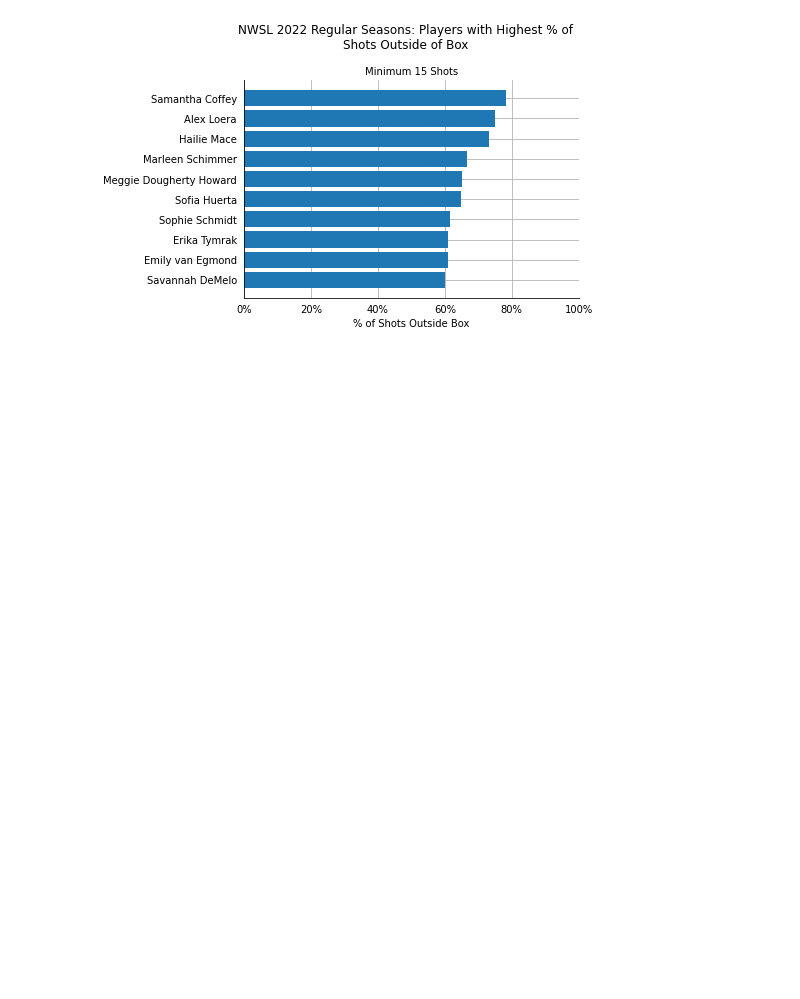
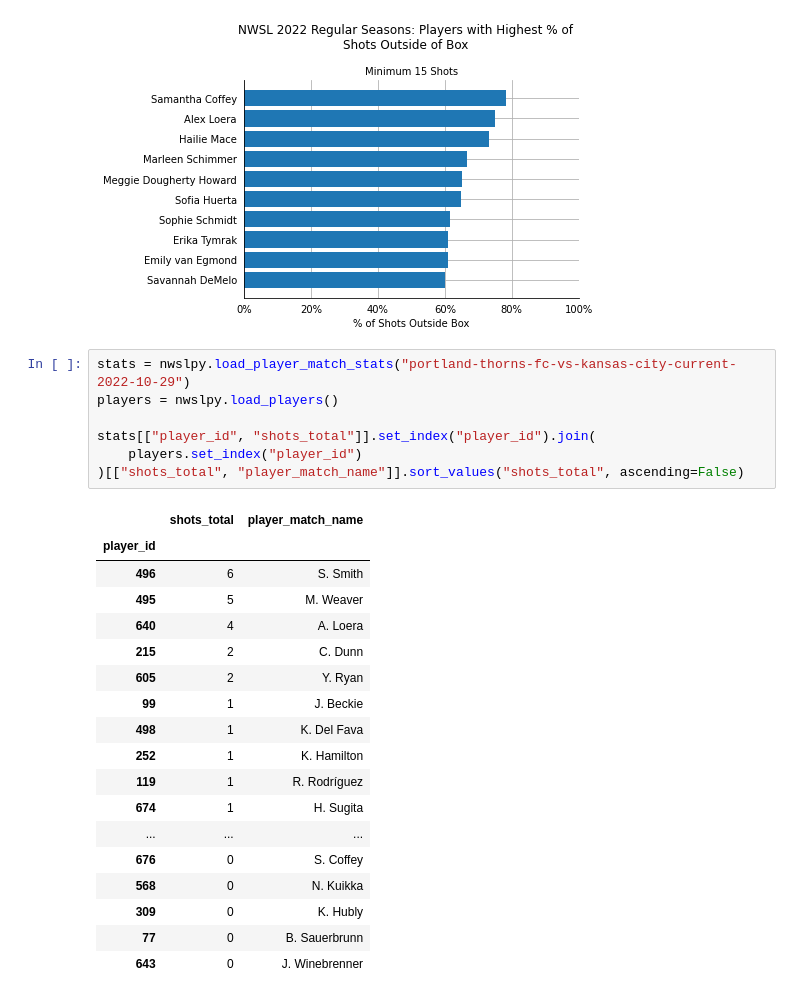
Before and after one commit to nwslR/nwslpy, a Jupyter notebook: examples/example_1.ipynb, the cells around one changed output. Saved outputs shown, nothing was run; the diff lists cells and outputs as text; blank space fills up the shorter version.

```diff
--- a/examples/example_1.ipynb
+++ b/examples/example_1.ipynb
@@ -118,3 +118,29 @@ plt.title("Minimum 15 Shots", size=10)
 # %% [output]
 Text(0.5, 1.0, 'Minimum 15 Shots')
 [figure]
+# %%
+stats = nwslpy.load_player_match_stats("portland-thorns-fc-vs-kansas-city-current-2022-10-29")
+players = nwslpy.load_players()
+
+stats[["player_id", "shots_total"]].set_index("player_id").join(
+    players.set_index("player_id")
+)[["shots_total", "player_match_name"]].sort_values("shots_total", ascending=False)
+# %% [output]
+|  | shots_total | player_match_name |
+| player_id |  |  |
+| 496 | 6 | S. Smith |
+| 495 | 5 | M. Weaver |
+| 640 | 4 | A. Loera |
+| 215 | 2 | C. Dunn |
+| 605 | 2 | Y. Ryan |
+| 99 | 1 | J. Beckie |
+| 498 | 1 | K. Del Fava |
+| 252 | 1 | K. Hamilton |
+| 119 | 1 | R. Rodríguez |
+| 674 | 1 | H. Sugita |
+| ... | ... | ... |
+| 676 | 0 | S. Coffey |
+| 568 | 0 | N. Kuikka |
+| 309 | 0 | K. Hubly |
+| 77 | 0 | B. Sauerbrunn |
+| 643 | 0 | J. Winebrenner |
```
Also changed, not shown: 1 other file.
